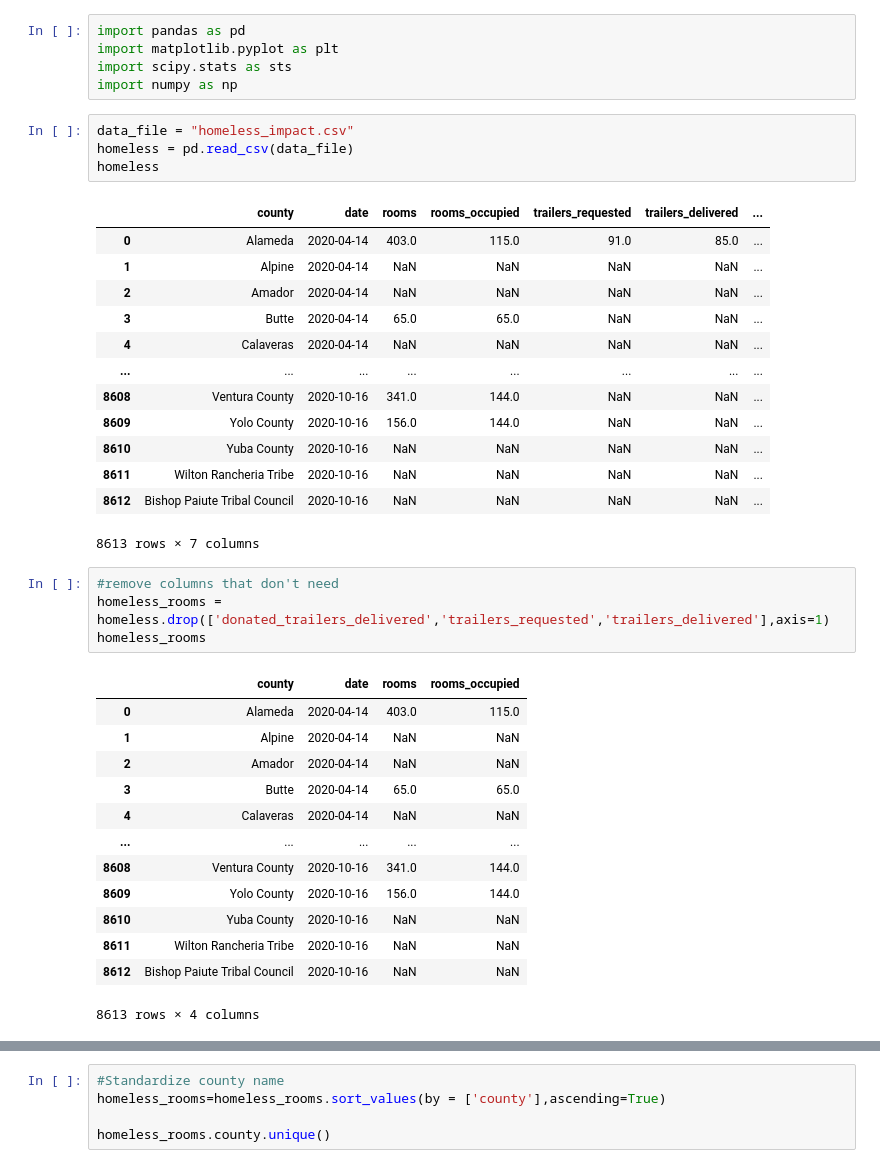
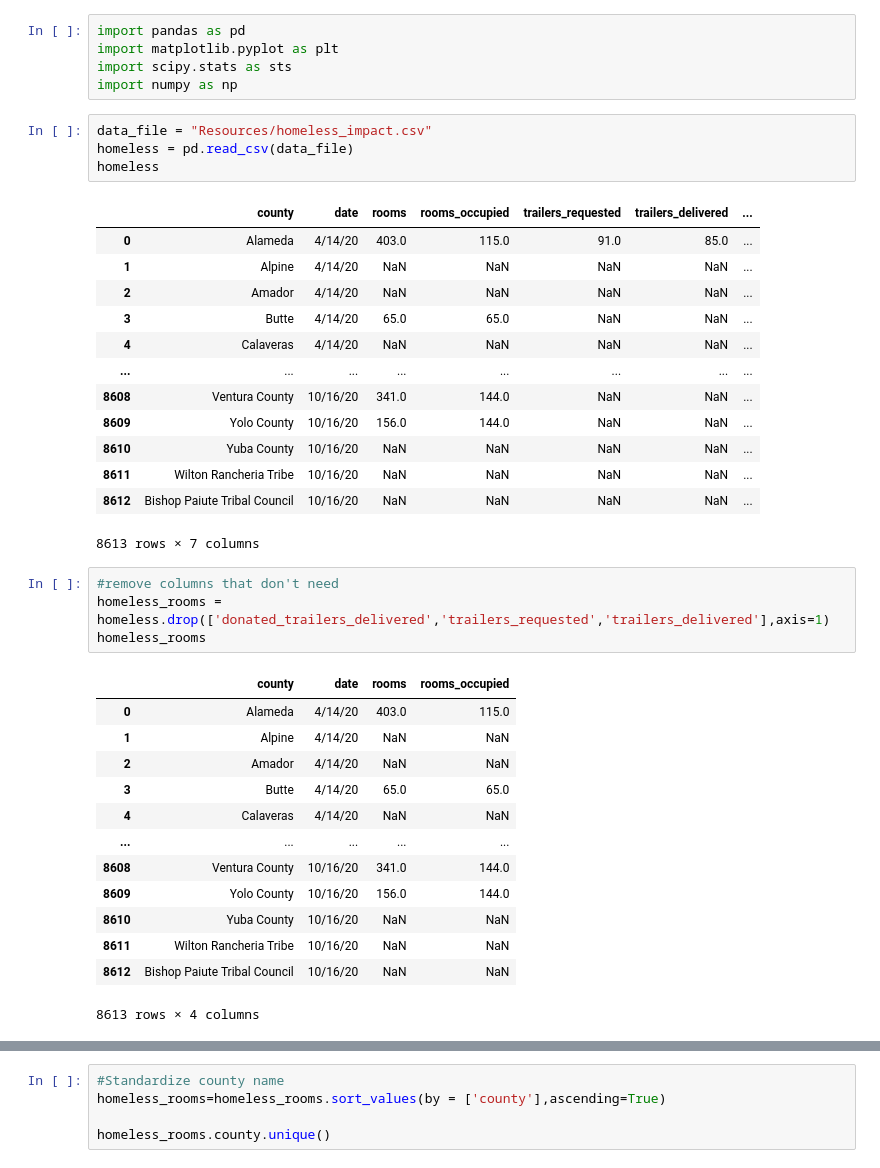
Before and after one commit to alexcorona-25/UCI-Project-1-Group-10, a Jupyter notebook: Homelessness.ipynb, the cells around one changed output, grey strips where cells are left out. Drawn from its saved outputs; the diff is of its cells as text.

```diff
--- a/Homelessness.ipynb
+++ b/Homelessness.ipynb
@@ -4,22 +4,22 @@ import matplotlib.pyplot as plt
 import scipy.stats as sts
 import numpy as np
 # %%
-data_file = "homeless_impact.csv"
+data_file = "Resources/homeless_impact.csv"
 homeless = pd.read_csv(data_file)
 homeless
 # %% [output]
 |  | county | date | rooms | rooms_occupied | trailers_requested | trailers_delivered | ... |
-| 0 | Alameda | 2020-04-14 | 403.0 | 115.0 | 91.0 | 85.0 | ... |
-| 1 | Alpine | 2020-04-14 | NaN | NaN | NaN | NaN | ... |
-| 2 | Amador | 2020-04-14 | NaN | NaN | NaN | NaN | ... |
-| 3 | Butte | 2020-04-14 | 65.0 | 65.0 | NaN | NaN | ... |
-| 4 | Calaveras | 2020-04-14 | NaN | NaN | NaN | NaN | ... |
+| 0 | Alameda | 4/14/20 | 403.0 | 115.0 | 91.0 | 85.0 | ... |
+| 1 | Alpine | 4/14/20 | NaN | NaN | NaN | NaN | ... |
+| 2 | Amador | 4/14/20 | NaN | NaN | NaN | NaN | ... |
+| 3 | Butte | 4/14/20 | 65.0 | 65.0 | NaN | NaN | ... |
+| 4 | Calaveras | 4/14/20 | NaN | NaN | NaN | NaN | ... |
 | ... | ... | ... | ... | ... | ... | ... | ... |
-| 8608 | Ventura County | 2020-10-16 | 341.0 | 144.0 | NaN | NaN | ... |
-| 8609 | Yolo County | 2020-10-16 | 156.0 | 144.0 | NaN | NaN | ... |
-| 8610 | Yuba County | 2020-10-16 | NaN | NaN | NaN | NaN | ... |
-| 8611 | Wilton Rancheria Tribe | 2020-10-16 | NaN | NaN | NaN | NaN | ... |
-| 8612 | Bishop Paiute Tribal Council | 2020-10-16 | NaN | NaN | NaN | NaN | ... |
+| 8608 | Ventura County | 10/16/20 | 341.0 | 144.0 | NaN | NaN | ... |
+| 8609 | Yolo County | 10/16/20 | 156.0 | 144.0 | NaN | NaN | ... |
+| 8610 | Yuba County | 10/16/20 | NaN | NaN | NaN | NaN | ... |
+| 8611 | Wilton Rancheria Tribe | 10/16/20 | NaN | NaN | NaN | NaN | ... |
+| 8612 | Bishop Paiute Tribal Council | 10/16/20 | NaN | NaN | NaN | NaN | ... |
 8613 rows × 7 columns
 # %%
 #remove columns that don't need
@@ -27,17 +27,17 @@ homeless_rooms = homeless.drop(['donated_trailers_delivered','trailers_requested
 homeless_rooms
 # %% [output]
 |  | county | date | rooms | rooms_occupied |
-| 0 | Alameda | 2020-04-14 | 403.0 | 115.0 |
-| 1 | Alpine | 2020-04-14 | NaN | NaN |
-| 2 | Amador | 2020-04-14 | NaN | NaN |
-| 3 | Butte | 2020-04-14 | 65.0 | 65.0 |
-| 4 | Calaveras | 2020-04-14 | NaN | NaN |
+| 0 | Alameda | 4/14/20 | 403.0 | 115.0 |
+| 1 | Alpine | 4/14/20 | NaN | NaN |
+| 2 | Amador | 4/14/20 | NaN | NaN |
+| 3 | Butte | 4/14/20 | 65.0 | 65.0 |
+| 4 | Calaveras | 4/14/20 | NaN | NaN |
 | ... | ... | ... | ... | ... |
-| 8608 | Ventura County | 2020-10-16 | 341.0 | 144.0 |
-| 8609 | Yolo County | 2020-10-16 | 156.0 | 144.0 |
-| 8610 | Yuba County | 2020-10-16 | NaN | NaN |
-| 8611 | Wilton Rancheria Tribe | 2020-10-16 | NaN | NaN |
-| 8612 | Bishop Paiute Tribal Council | 2020-10-16 | NaN | NaN |
+| 8608 | Ventura County | 10/16/20 | 341.0 | 144.0 |
+| 8609 | Yolo County | 10/16/20 | 156.0 | 144.0 |
+| 8610 | Yuba County | 10/16/20 | NaN | NaN |
+| 8611 | Wilton Rancheria Tribe | 10/16/20 | NaN | NaN |
+| 8612 | Bishop Paiute Tribal Council | 10/16/20 | NaN | NaN |
 8613 rows × 4 columns
 # %%
 #remove all NaN
```
Also changed, not shown: parts of 6 cells of this notebook, 4 other files.
